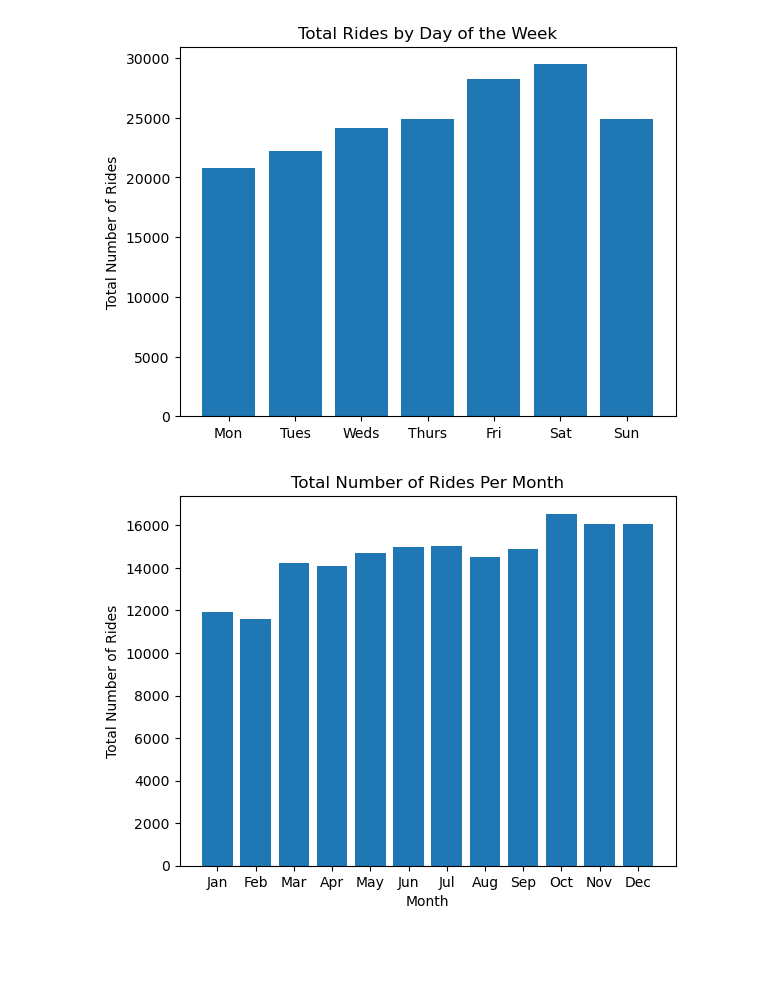
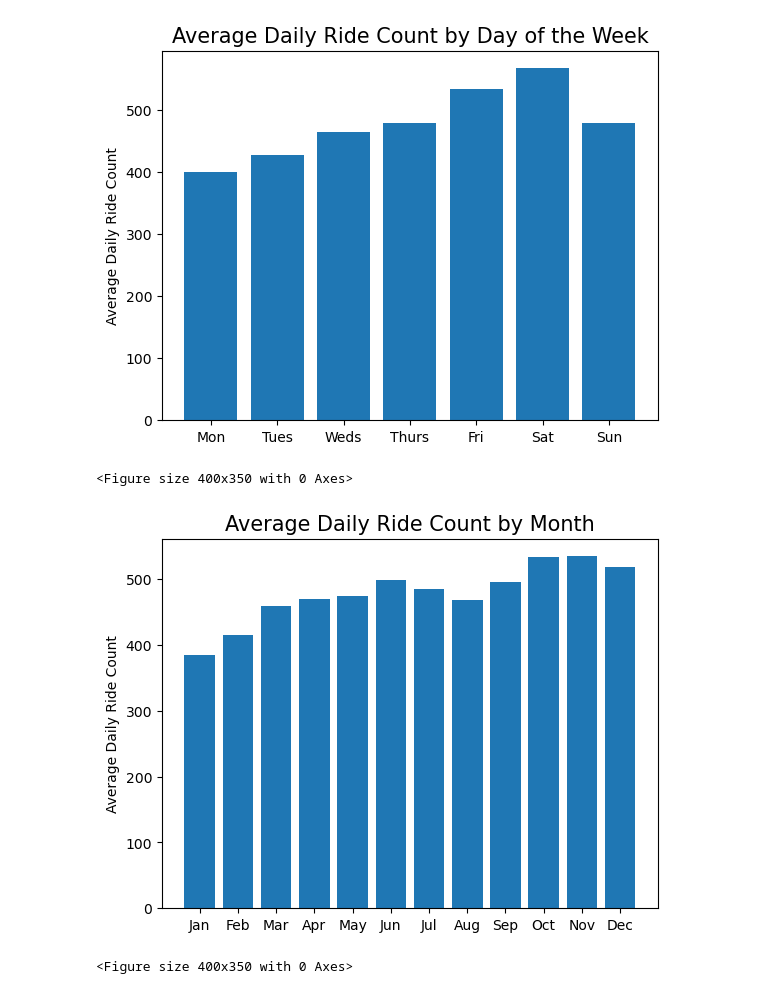
Before and after one commit to incognito20/Project1-2023, a Jupyter notebook: data_viz.ipynb, the cells around one changed output. Cells and saved outputs as stored; diff of their text form; code cells hidden in the pictures; blank space fills up the shorter version.

```diff
--- a/data_viz.ipynb
+++ b/data_viz.ipynb
@@ -123,32 +114,38 @@ rides_df.head()
 # %%
-# Ride Count vs. Day of Week
 dow_sort = rides_df.sort_values("DOW")
+dow_ride_count = dow_sort.groupby(["DOW"])["MYDATE"].count()
+dow_count = dow_sort.groupby(["DOW"])["MYDATE"].nunique()
+dow_ave = dow_ride_count / dow_count
 x_axis = dow_sort["DOW"].unique()
 tick_labels = dow_sort["PICKUP_DAY"].unique()
 tick_locations = [value for value in x_axis]
-y_values = rides_df.groupby(["DOW"])["PICKUP_DAY"].count()
+y_values = dow_ave
 plt.bar(x_axis, y_values)
 plt.xticks(tick_locations, tick_labels)
-plt.title("Total Rides by Day of the Week")
-plt.ylabel("Total Number of Rides")
+plt.title("Average Daily Ride Count by Day of the Week", fontsize=15)
+plt.ylabel("Average Daily Ride Count")
+plt.figure(figsize=(4, 3.5))
 plt.show()
 # %% [output]
-[figure, old version]
+[figure, new version]
+<Figure size 400x350 with 0 Axes>
 # %%
-# Ride Count Per Month (total)
-month_sort = rides_df.sort_values("MYDATE")
-monthly_rides = month_sort.groupby(month_sort.MYDATE.dt.month)['HOLIDAY'].count()
-monthly_rides = monthly_rides.reset_index()
-monthly_rides.columns = ["MONTH", "RIDE_COUNT"]
-x_values = monthly_rides["MONTH"]
-y_values = monthly_rides["RIDE_COUNT"]
+# Ride Count per Month (ave)
+rides_df["MONTH"] = rides_df["MYDATE"].dt.month
+rides_df = rides_df.sort_values("MYDATE")
+days_per_month = rides_df.groupby(["MONTH"])["MYDATE"].nunique()
+rides_per_month = rides_df.groupby(["MONTH"])["MYDATE"].count()
+ave_rides = rides_per_month / days_per_month
+x_values = rides_df["MONTH"].unique()
+y_values = ave_rides
 tick_locations = [value for value in x_values]
 months = ["Jan", "Feb", "Mar", "Apr", "May", "Jun", "Jul", "Aug", "Sep", "Oct", "Nov", "Dec"]
 plt.xticks(tick_locations, months)
 plt.bar(x_values, y_values)
-plt.xlabel("Month")
-plt.ylabel("Total Number of Rides")
-plt.title("Total Number of Rides Per Month")
+plt.ylabel("Average Daily Ride Count")
+plt.title("Average Daily Ride Count by Month", fontsize=15)
+plt.figure(figsize=(4, 3.5))
 plt.show()
 # %% [output]
-[figure, old version]
+[figure, new version]
+<Figure size 400x350 with 0 Axes>
```
Also changed, not shown: parts of 12 cells of this notebook.
